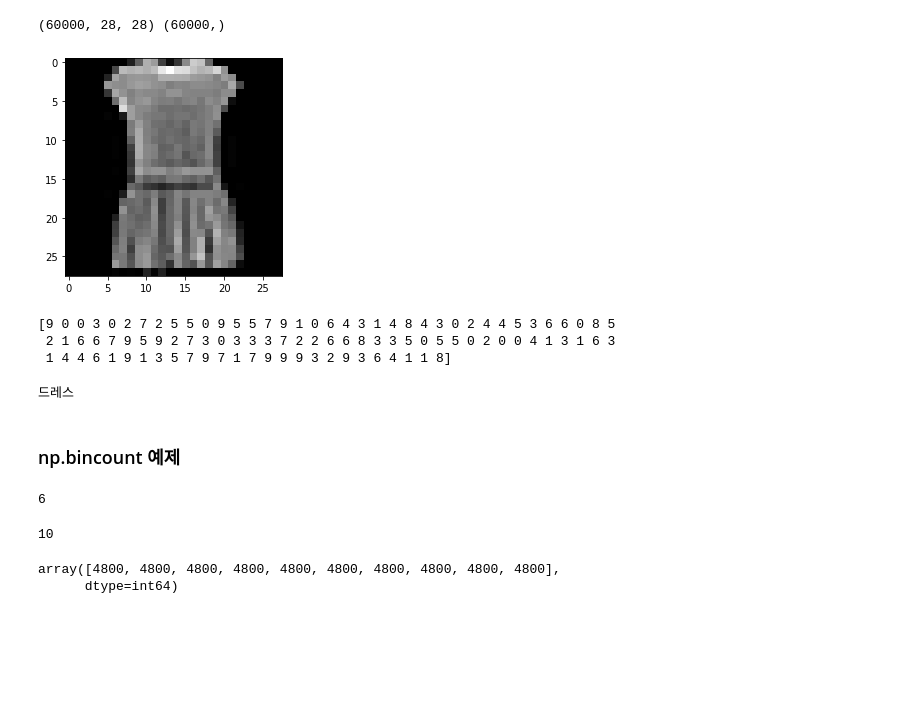
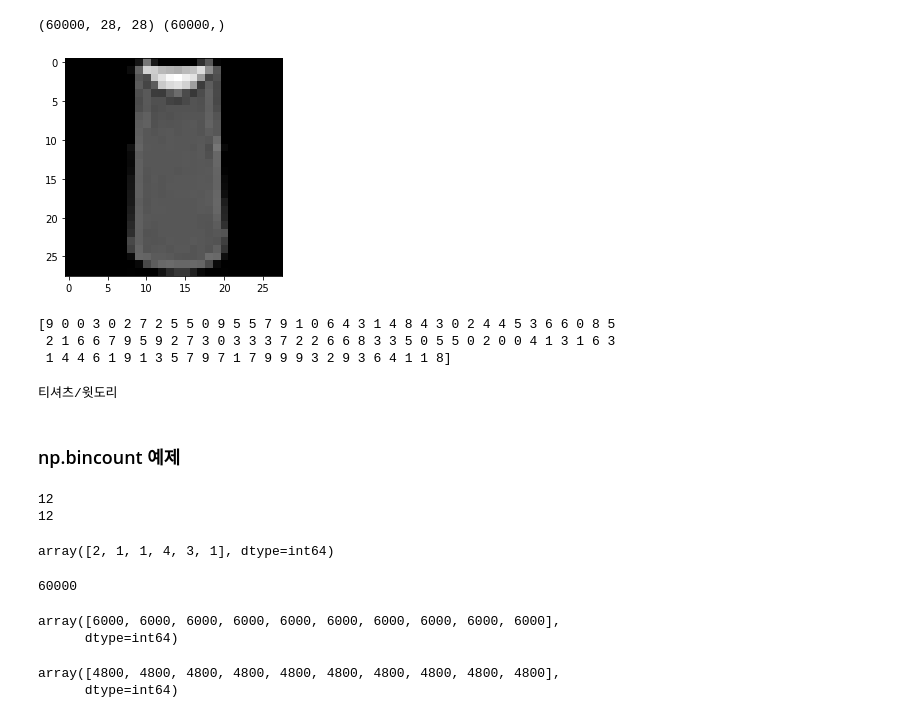
Before and after one commit to imguru-mooc/AI_Basic, a Jupyter notebook: 인공지능(오전반)/06_day.ipynb, the cells around one changed output. Saved outputs shown, nothing was run; the diff lists cells and outputs as text; code cells hidden in the pictures; blank space fills up the shorter version.

```diff
--- a/인공지능(오전반)/06_day.ipynb
+++ b/인공지능(오전반)/06_day.ipynb
@@ -415,10 +340,10 @@ print(x_train_all.shape, y_train_all.shape)
 # %% [output]
 (60000, 28, 28) (60000,)
 # %%
-plt.imshow(x_train_all[3], cmap='gray')
+plt.imshow(x_train_all[2], cmap='gray')
 plt.show()
 # %% [output]
-[figure, old version]
+[figure, new version]
 # %%
 print(y_train_all[:100])
 # %% [output]
@@ -428,21 +353,27 @@ print(y_train_all[:100])
 # %%
 class_names = ['티셔츠/윗도리', '바지', '스웨터', '드레스', '코트',
                '샌들', '셔츠', '스니커즈', '가방', '앵클부츠']
-print(class_names[y_train_all[3]])
+print(class_names[y_train_all[2]])
 # %% [output]
-드레스
+티셔츠/윗도리
 # %% [markdown]
 ### np.bincount 예제
 # %%
 a = np.array([0,4,4,1,2,3,3,3,3,4,5,0])
-# len(np.bincount(a))
+print(len(a))
+print(a.shape[0])
+np.bincount(a)
 # %% [output]
-6
+12
+12
+array([2, 1, 1, 4, 3, 1], dtype=int64)
 # %%
+print(len(y_train_all))
 np.bincount(y_train_all)
-# len(np.bincount(y_train_all))
 # %% [output]
-10
+60000
+array([6000, 6000, 6000, 6000, 6000, 6000, 6000, 6000, 6000, 6000],
+      dtype=int64)
 # %%
 from sklearn.model_selection import train_test_split
 x_train, x_val, y_train, y_val = train_test_split(x_train_all, y_train_all, stratify=y_train_all, test_size=0.2, random_state=42)
```
Also changed, not shown: parts of 17 cells of this notebook, 2 other files.
